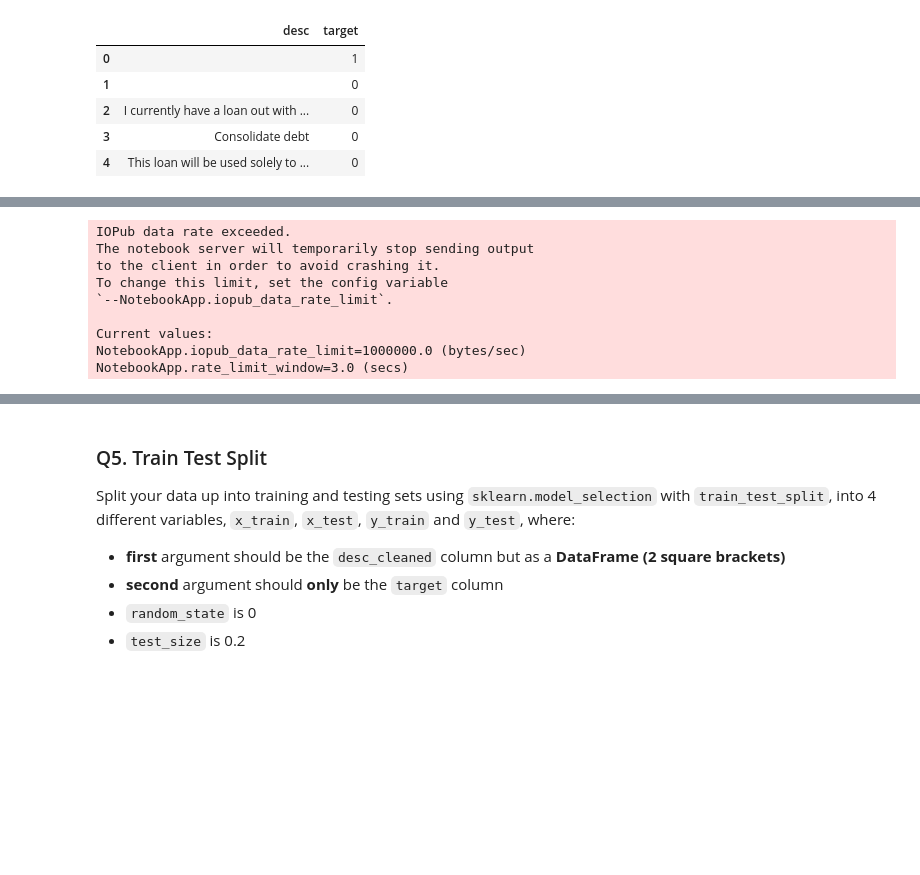
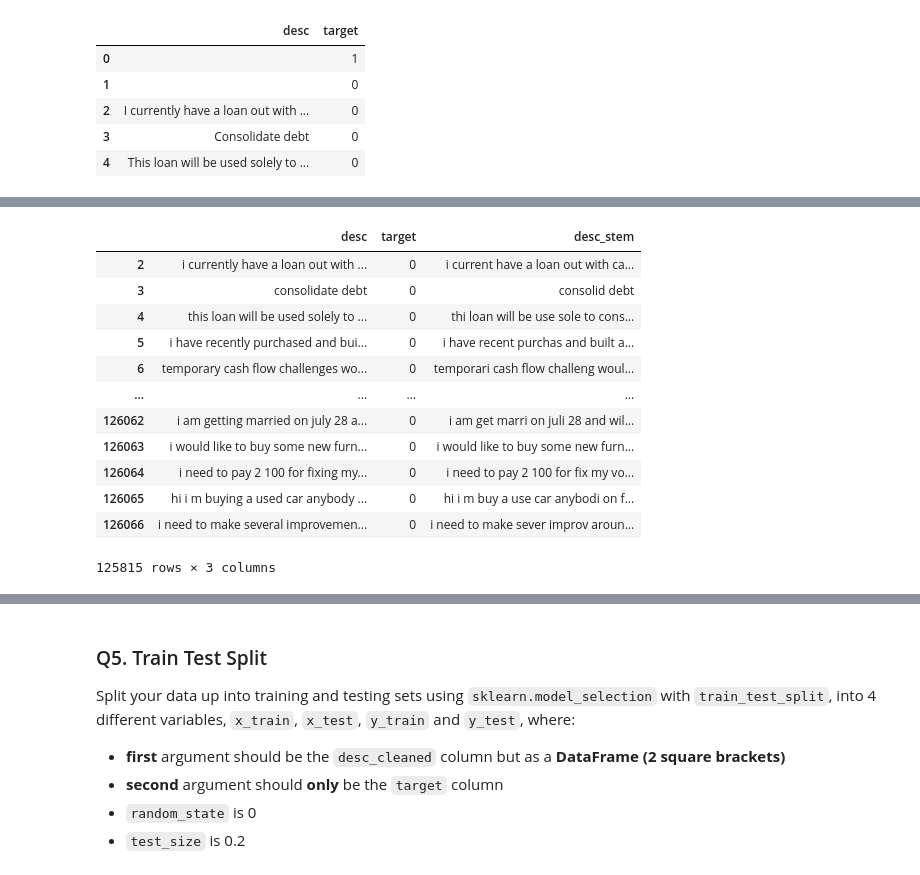
Before and after one commit to helloitsm3/DS102, a Jupyter notebook: Lesson 05/Problem Set/FirstName_LastName_Hackwagon_Academy_DS102_-_Problem_Set_3.ipynb, the cells around one changed output, grey strips where cells are left out. Cells and saved outputs as stored; diff of their text form; code cells hidden in the pictures; blank space fills up the shorter version.

```diff
--- a/Lesson 05/Problem Set/FirstName_LastName_Hackwagon_Academy_DS102_-_Problem_Set_3.ipynb
+++ b/Lesson 05/Problem Set/FirstName_LastName_Hackwagon_Academy_DS102_-_Problem_Set_3.ipynb
@@ -143,35 +142,44 @@ Using the `apply()` method, create a new column called `desc_stem` to the `all_d
 # %%
 from nltk.tokenize import word_tokenize
 from nltk.stem import PorterStemmer
 
 stemmer = PorterStemmer()
 
 desc_list = new_desc_df["desc"].tolist()
 tokenized = []
 stemmed = []
 word_list = []
 
 for i in desc_list:
     tokenized.append(word_tokenize(i))
 
 for token in tokenized:
-    words = ""
+    stem_token = []
     for i in token:
         stem_token.append(stemmer.stem(i))
     stemmed.append(stem_token)
 
 for i in stemmed:
-    print(i)
+    s = " "
+    words = s.join(i)
+    word_list.append(words)
+
+new_desc_df["desc_stem"] = word_list
+new_desc_df
 # %% [output]
+|  | desc | target | desc_stem |
+| 2 | i currently have a loan out with ... | 0 | i current have a loan out with ca... |
+| 3 | consolidate debt | 0 | consolid debt |
+| 4 | this loan will be used solely to ... | 0 | thi loan will be use sole to cons... |
+| 5 | i have recently purchased and bui... | 0 | i have recent purchas and built a... |
+| 6 | temporary cash flow challenges wo... | 0 | temporari cash flow challeng woul... |
+| ... | ... | ... | ... |
+| 126062 | i am getting married on july 28 a... | 0 | i am get marri on juli 28 and wil... |
+| 126063 | i would like to buy some new furn... | 0 | i would like to buy some new furn... |
+| 126064 | i need to pay 2 100 for fixing my... | 0 | i need to pay 2 100 for fix my vo... |
+| 126065 | hi i m buying a used car anybody ... | 0 | hi i m buy a use car anybodi on f... |
+| 126066 | i need to make several improvemen... | 0 | i need to make sever improv aroun... |
-IOPub data rate exceeded.
-The notebook server will temporarily stop sending output
-to the client in order to avoid crashing it.
-To change this limit, set the config variable
-`--NotebookApp.iopub_data_rate_limit`.
-
-Current values:
-NotebookApp.iopub_data_rate_limit=1000000.0 (bytes/sec)
-NotebookApp.rate_limit_window=3.0 (secs)
+125815 rows × 3 columns
 # %%
 ## TA/INSTRUCTOR ONLY
 ## MARK AWARDED: /1
```
Also changed, not shown: parts of 7 cells of this notebook.
